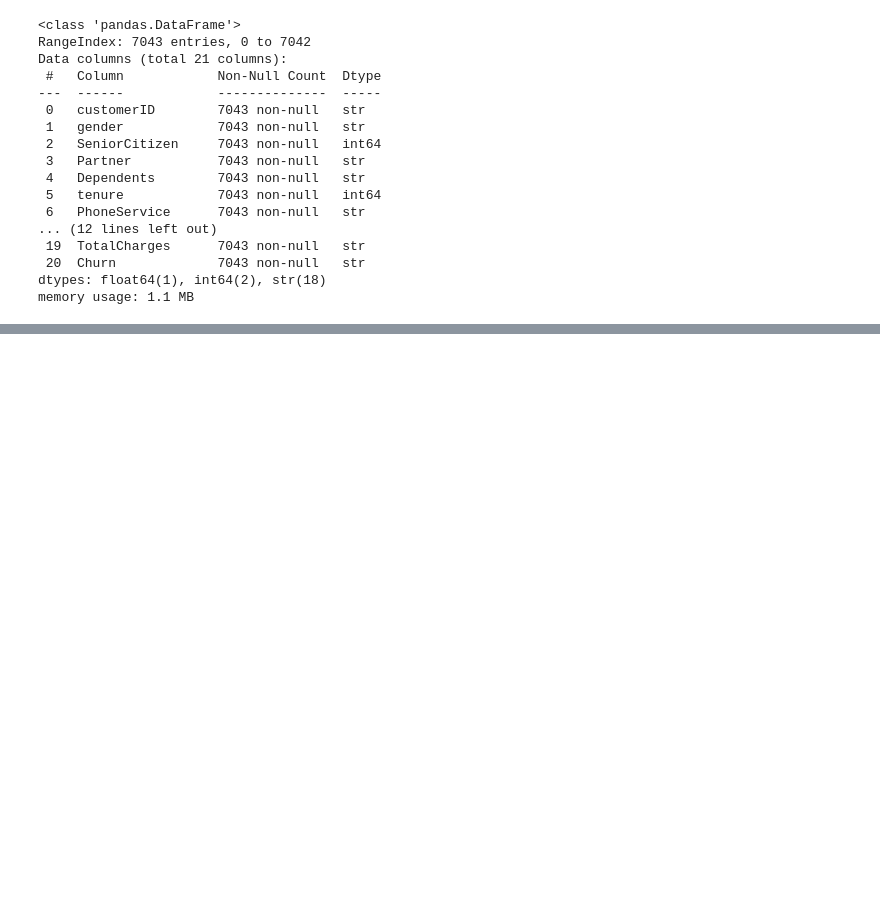
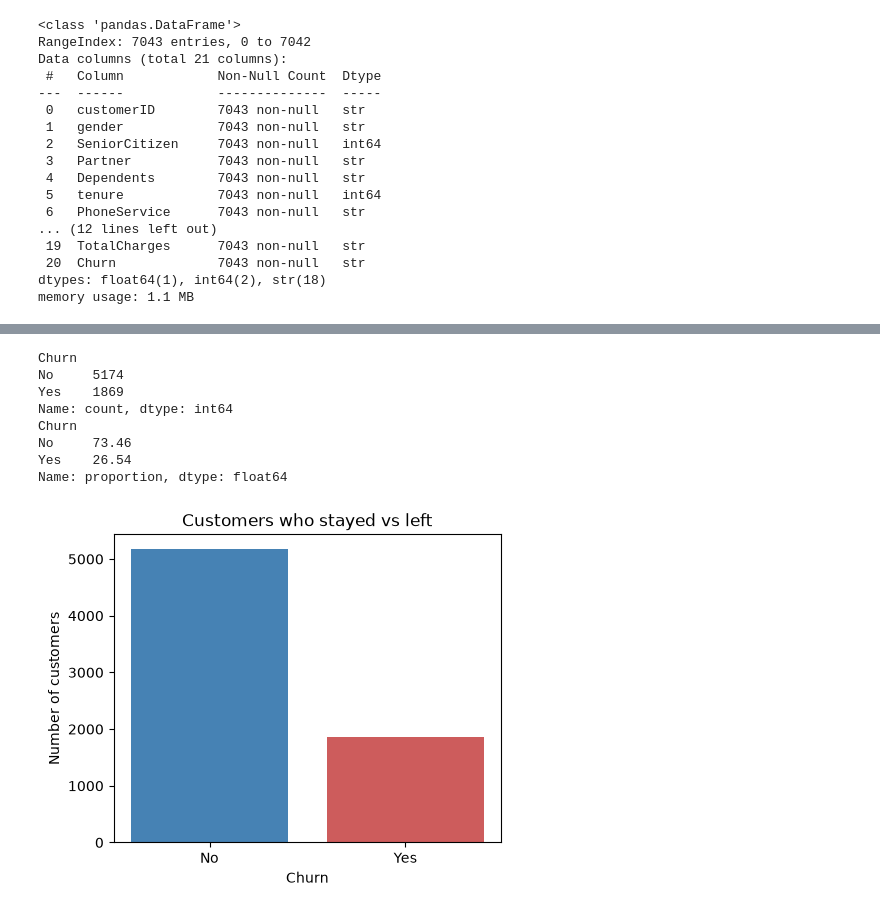
Before and after one commit to FaziOps/Customer_Churn_Prediction_Sys, a Jupyter notebook: churn_prediction.ipynb, the cells around one changed output, grey strips where cells are left out. Drawn from its saved outputs; the diff is of its cells as text; code cells hidden in the pictures; blank space fills up the shorter version.

```diff
--- a/churn_prediction.ipynb
+++ b/churn_prediction.ipynb
@@ -72,0 +79,24 @@ memory usage: 1.1 MB
+# %%
+churn_counts = df["Churn"].value_counts()
+churn_percent = df["Churn"].value_counts(normalize=True) * 100
+
+print(churn_counts)
+print(churn_percent.round(2))
+
+plt.figure(figsize=(5, 4))
+plt.bar(churn_counts.index, churn_counts.values, color=["steelblue", "indianred"])
+plt.title("Customers who stayed vs left")
+plt.xlabel("Churn")
+plt.ylabel("Number of customers")
+plt.savefig("outputs/churn_count.png", bbox_inches="tight")
+plt.show()
+# %% [output]
+Churn
+No     5174
+Yes    1869
+Name: count, dtype: int64
+Churn
+No     73.46
+Yes    26.54
+Name: proportion, dtype: float64
+[figure, added]
```
Also changed, not shown: parts of 4 cells of this notebook, 2 other files.
